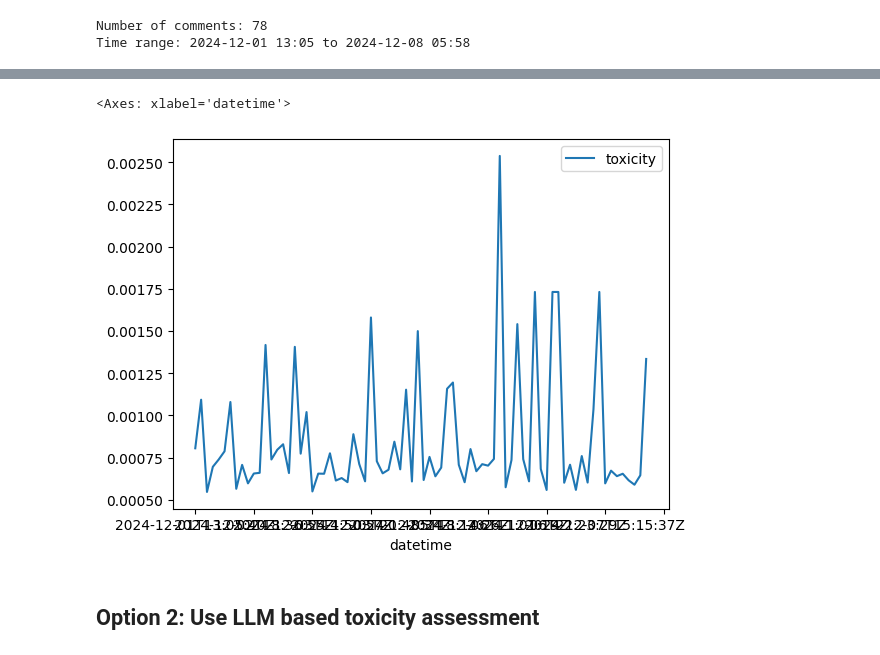
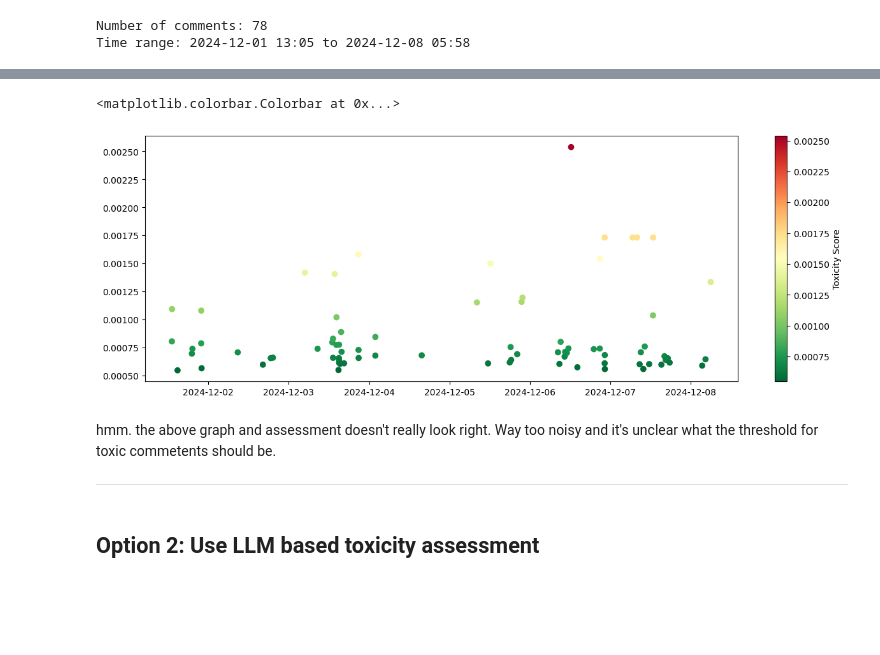
Before and after one commit to DefJM/openOwl, a Jupyter notebook: notebooks/gh_comments_sentiment_analysis.ipynb, the cells around one changed output, grey strips where cells are left out. Cells and saved outputs as stored; diff of their text form; code cells hidden in the pictures; blank space fills up the shorter version.

```diff
--- a/notebooks/gh_comments_sentiment_analysis.ipynb
+++ b/notebooks/gh_comments_sentiment_analysis.ipynb
@@ -107,11 +125,17 @@ comments_df.head()
-# %%
-# plot toxicity over time
-comments_df.plot(kind="line", x="datetime", y="toxicity")
-# %% [output]
-<Axes: xlabel='datetime'>
-[figure, removed]
-# %%
-# threshold for toxic comments
-comments_df["is_toxic"] = comments_df["toxicity"] > 0.04
+# %%
+# plot toxicity over time
+
+plt.figure(figsize=(15,5))
+plt.scatter(comments_df["datetime"], comments_df["toxicity"],
+           c=comments_df["toxicity"], cmap='RdYlGn_r',
+           marker='o')
+plt.colorbar(label='Toxicity Score')
+# %% [output]
+<matplotlib.colorbar.Colorbar at 0x...>
+[figure, added]
+# %% [markdown]
+hmm. the above graph and assessment doesn't really look right. Way too noisy and it's unclear what the threshold for toxic commetents should be.
+
+---
 # %% [markdown]
 ## Option 2: Use LLM based toxicity assessment
```
Also changed, not shown: parts of 10 cells of this notebook, 8 other files.
